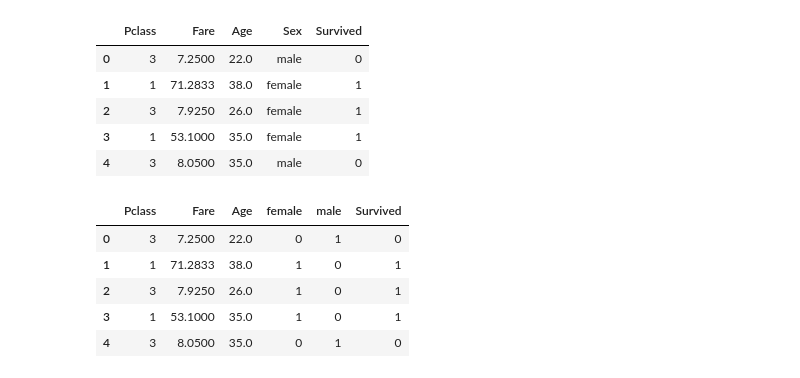
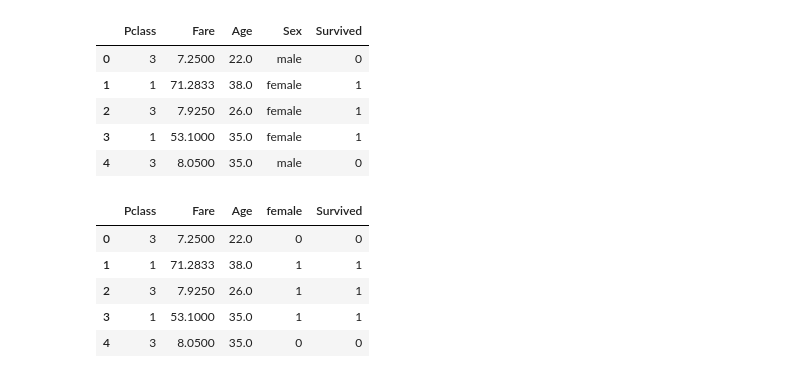
Before and after one commit to UTDataMining/2020A, a Jupyter notebook: ex9/ex9.ipynb, the cells around one changed output. Cells and saved outputs as stored; diff of their text form; code cells hidden in the pictures.

```diff
--- a/ex9/ex9.ipynb
+++ b/ex9/ex9.ipynb
@@ -204,16 +204,16 @@ titanic[['Pclass','Fare','Age','Sex','Survived']].head()
 | 3 | 1 | 53.1000 | 35.0 | female | 1 |
 | 4 | 3 | 8.0500 | 35.0 | male | 0 |
 # %%
-gender = pd.get_dummies(titanic['Sex'])　# 性別を数値に変換
+gender = pd.get_dummies(titanic['Sex']) # 性別を数値に変換
 df = pd.concat([titanic, gender], axis=1)
-df[['Pclass','Fare','Age','female','male','Survived']].head()
+df[['Pclass','Fare','Age','female','Survived']].head()
 # %% [output]
-|  | Pclass | Fare | Age | female | male | Survived |
-| 0 | 3 | 7.2500 | 22.0 | 0 | 1 | 0 |
-| 1 | 1 | 71.2833 | 38.0 | 1 | 0 | 1 |
-| 2 | 3 | 7.9250 | 26.0 | 1 | 0 | 1 |
-| 3 | 1 | 53.1000 | 35.0 | 1 | 0 | 1 |
-| 4 | 3 | 8.0500 | 35.0 | 0 | 1 | 0 |
+|  | Pclass | Fare | Age | female | Survived |
+| 0 | 3 | 7.2500 | 22.0 | 0 | 0 |
+| 1 | 1 | 71.2833 | 38.0 | 1 | 1 |
+| 2 | 3 | 7.9250 | 26.0 | 1 | 1 |
+| 3 | 1 | 53.1000 | 35.0 | 1 | 1 |
+| 4 | 3 | 8.0500 | 35.0 | 0 | 0 |
 # %%
 from sklearn.metrics import accuracy_score, confusion_matrix,  precision_score, recall_score, f1_score
 
```
